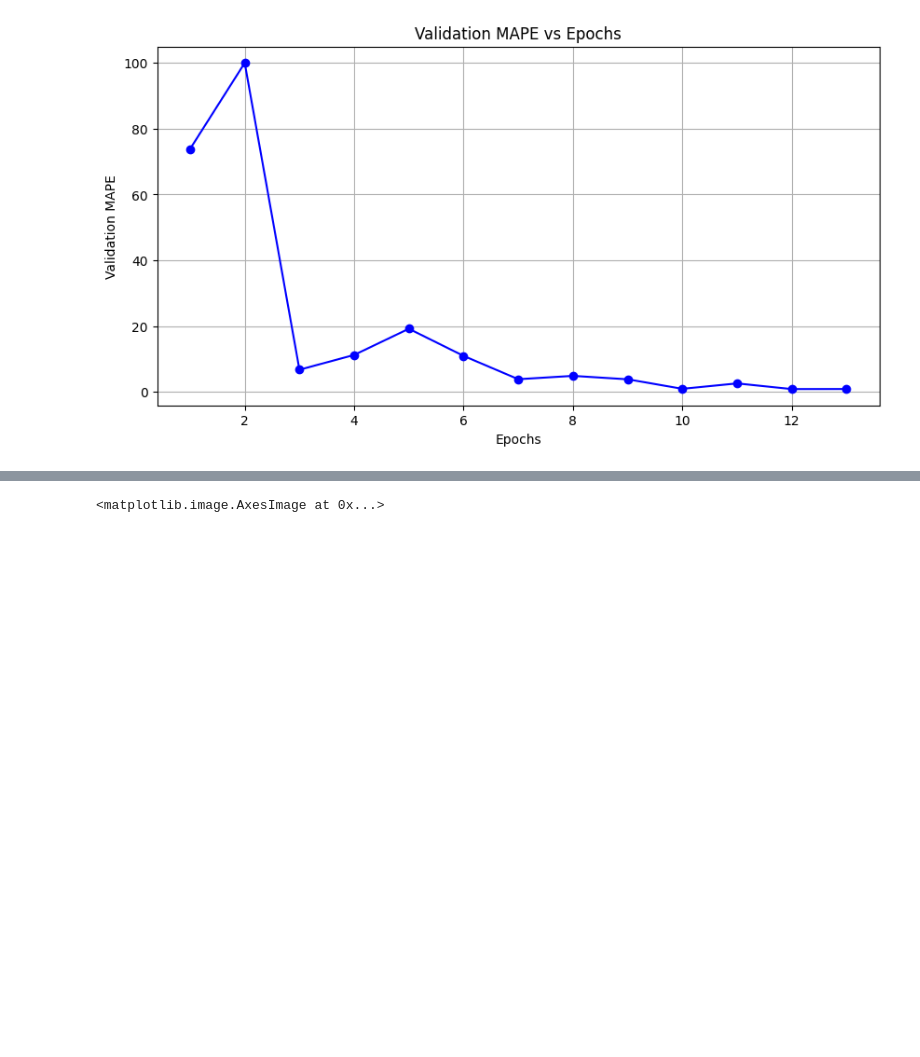
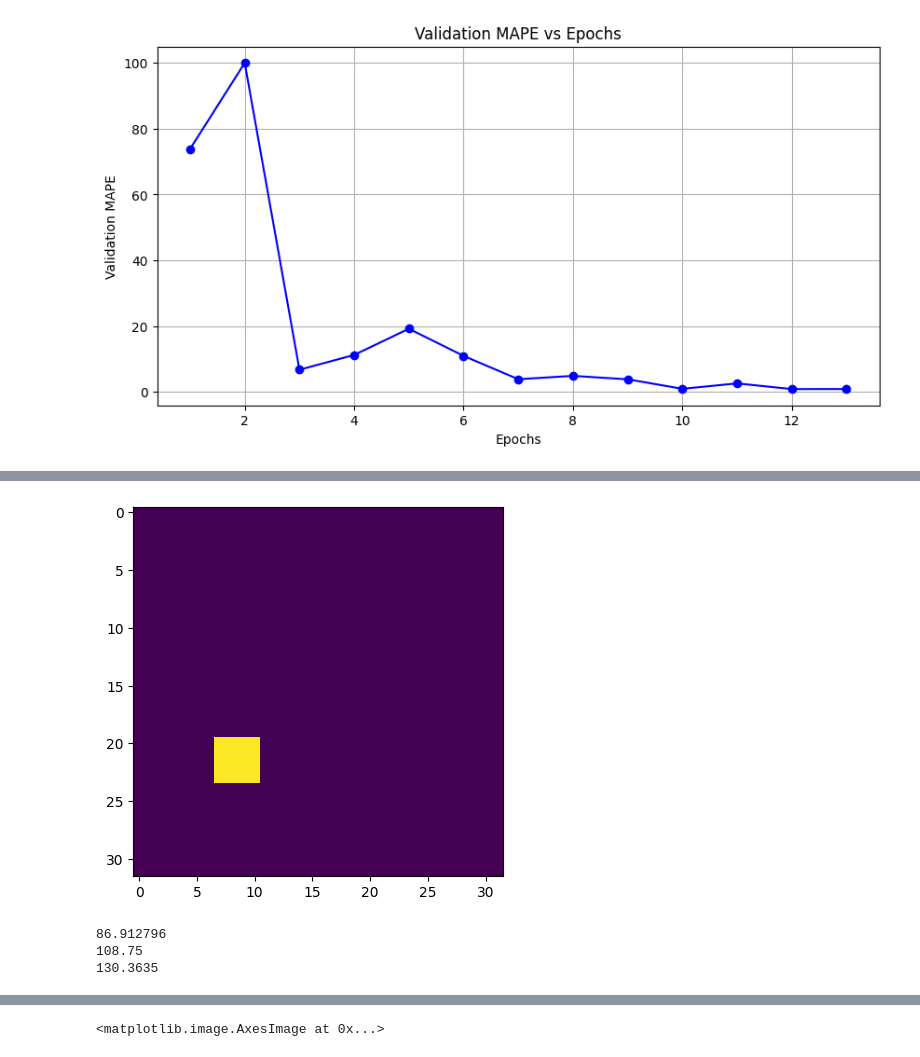
Before and after one commit to Amnx404/SICKLE, a Jupyter notebook: plot_mape.ipynb, the cells around one changed output, grey strips where cells are left out. Saved outputs shown, nothing was run; the diff lists cells and outputs as text; code cells hidden in the pictures; blank space fills up the shorter version.

```diff
--- a/plot_mape.ipynb
+++ b/plot_mape.ipynb
@@ -100,0 +92,15 @@ pred_mask, gt_mask, sickle_mask = run('0_2')
+# %%
+import matplotlib.pyplot as plt
+plt.imshow(pred_mask[:, :])
+plt.show()
+# %% [output]
+[figure, added]
+# %%
+# find average of all three wherevalue si not -1
+print(np.mean(pred_mask[pred_mask != 0]))
+print(np.mean(gt_mask[gt_mask != -0]))
+print(np.mean(sickle_mask[sickle_mask != 0]))
+# %% [output]
+86.912796
+108.75
+130.3635
```
Also changed, not shown: parts of 10 cells of this notebook, 26 other files.
